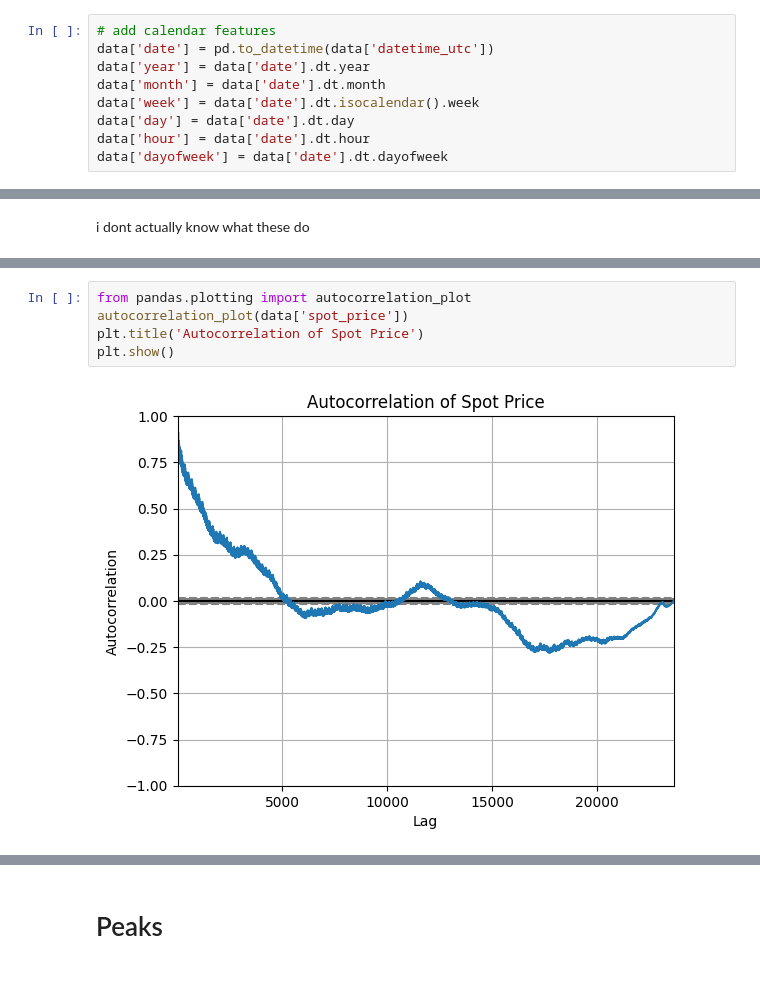
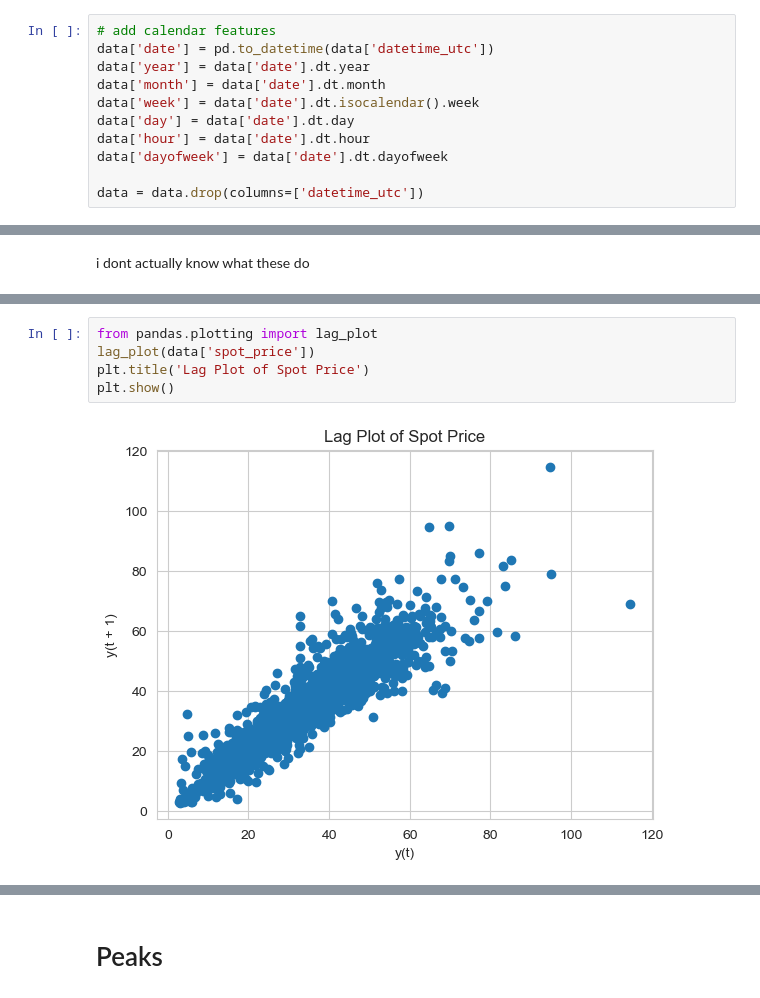
Before and after one commit to CPeti/Spot-price-prediction, a Jupyter notebook: exploration.ipynb, the cells around one changed output, grey strips where cells are left out. Cells and saved outputs as stored; diff of their text form.

```diff
--- a/exploration.ipynb
+++ b/exploration.ipynb
@@ -54,6 +60,8 @@ data['week'] = data['date'].dt.isocalendar().week
 data['day'] = data['date'].dt.day
 data['hour'] = data['date'].dt.hour
 data['dayofweek'] = data['date'].dt.dayofweek
+
+data = data.drop(columns=['datetime_utc'])
 # %%
 # additional time features
 data['weekend'] = data['dayofweek'].apply(lambda x: 1 if x > 4 else 0)
@@ -280,7 +286,7 @@ plt.show()
 # %%
-from pandas.plotting import autocorrelation_plot
-autocorrelation_plot(data['spot_price'])
-plt.title('Autocorrelation of Spot Price')
+from pandas.plotting import lag_plot
+lag_plot(data['spot_price'])
+plt.title('Lag Plot of Spot Price')
 plt.show()
 # %% [output]
-[figure, old version]
+[figure, new version]
```
Also changed, not shown: parts of 47 cells of this notebook.
